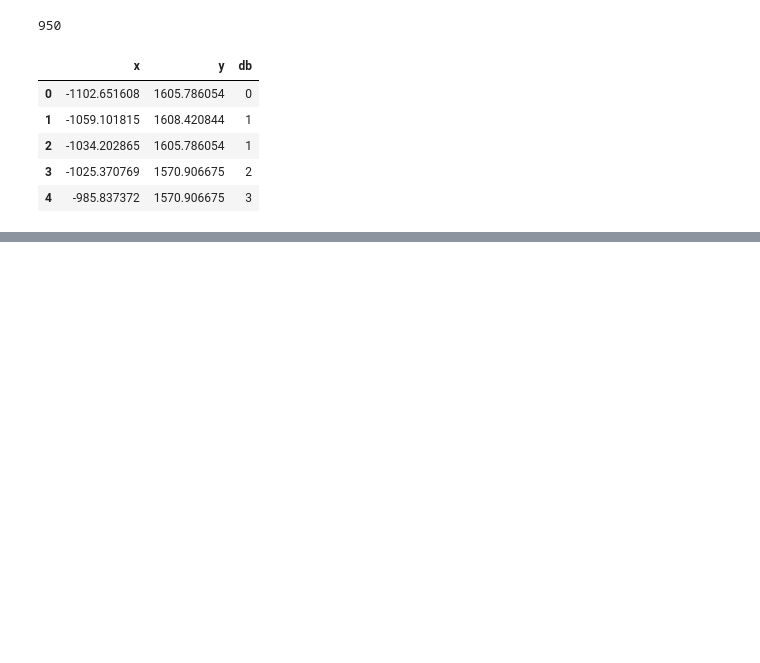
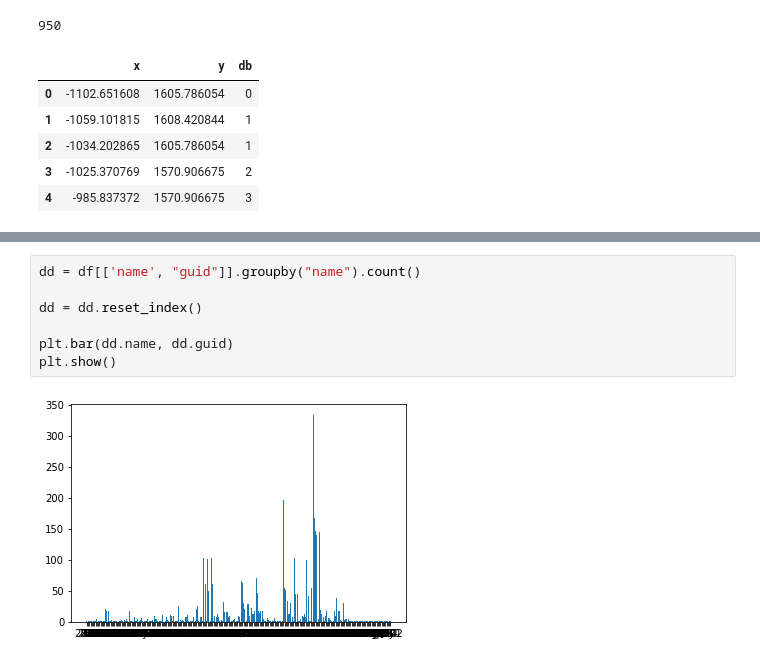
Before and after one commit to mj-bvtc/pythonTest, a Jupyter notebook: ipynotebooks/pdf plotting scatterplots by groupings and heatmap.ipynb, the cells around one changed output, grey strips where cells are left out. Drawn from its saved outputs; the diff is of its cells as text; blank space fills up the shorter version.

```diff
--- a/ipynotebooks/Pt Distances.ipynb
+++ b/ipynotebooks/pdf plotting scatterplots by groupings and heatmap.ipynb
@@ -62,0 +152,9 @@ plt.savefig(save, bbox_inches='tight')
+# %%
+dd = df[['name', "guid"]].groupby("name").count()
+
+dd = dd.reset_index()
+
+plt.bar(dd.name, dd.guid)
+plt.show()
+# %% [output]
+[figure, added]
```
Also changed, not shown: parts of 2 cells of this notebook, 8 other files.
